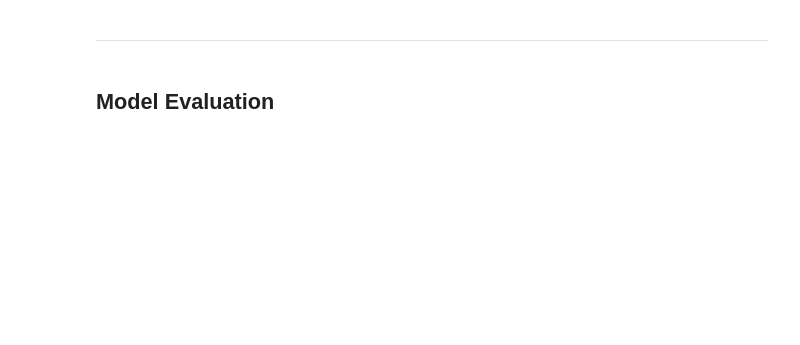
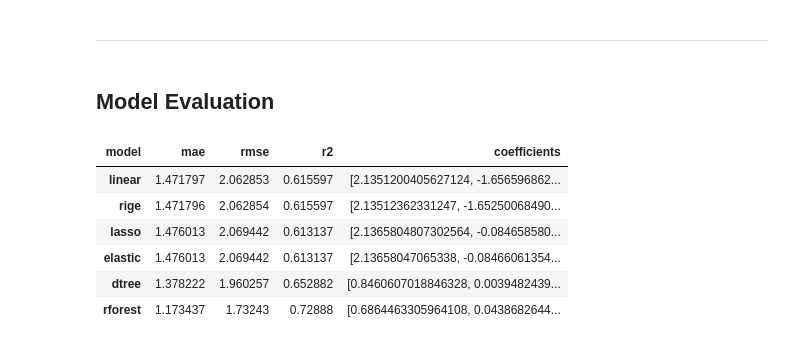
Before and after one commit to SafoanMiah/uber_models, a Jupyter notebook: notebooks/model_training.ipynb, the cells around one changed output. Saved outputs shown, nothing was run; the diff lists cells and outputs as text; code cells hidden in the pictures; blank space fills up the shorter version.

Commit message:
All regression models run

```diff
--- a/notebooks/model_training.ipynb
+++ b/notebooks/model_training.ipynb
@@ -383,3 +434,15 @@ print(f"Best RMSE: {gboosting_grid.best_score_}")
 ---
 # %% [markdown]
 ## Model Evaluation
+# %%
+df = pd.DataFrame(results).set_index('model')
+# %%
+df.T
+# %% [output]
+| model | mae | rmse | r2 | coefficients |
+| linear | 1.471797 | 2.062853 | 0.615597 | [2.1351200405627124, -1.656596862... |
+| rige | 1.471796 | 2.062854 | 0.615597 | [2.13512362331247, -1.65250068490... |
+| lasso | 1.476013 | 2.069442 | 0.613137 | [2.1365804807302564, -0.084658580... |
+| elastic | 1.476013 | 2.069442 | 0.613137 | [2.13658047065338, -0.08466061354... |
+| dtree | 1.378222 | 1.960257 | 0.652882 | [0.8460607018846328, 0.0039482439... |
+| rforest | 1.173437 | 1.73243 | 0.72888 | [0.6864463305964108, 0.0438682644... |
```
Also changed, not shown: parts of 21 cells of this notebook.
